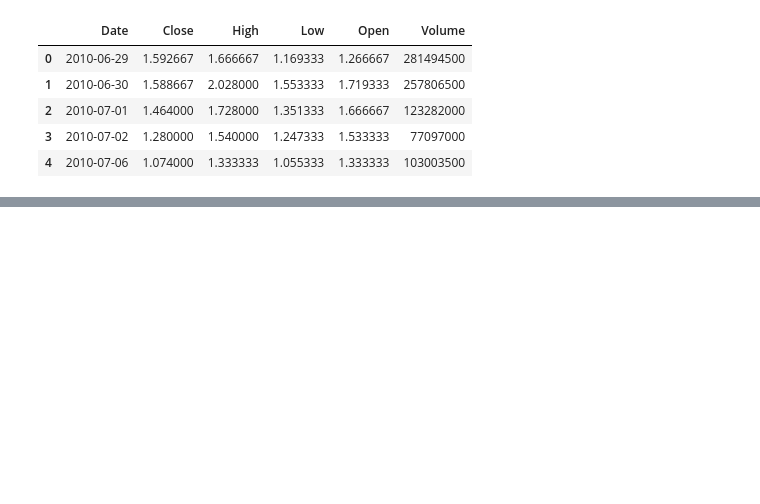
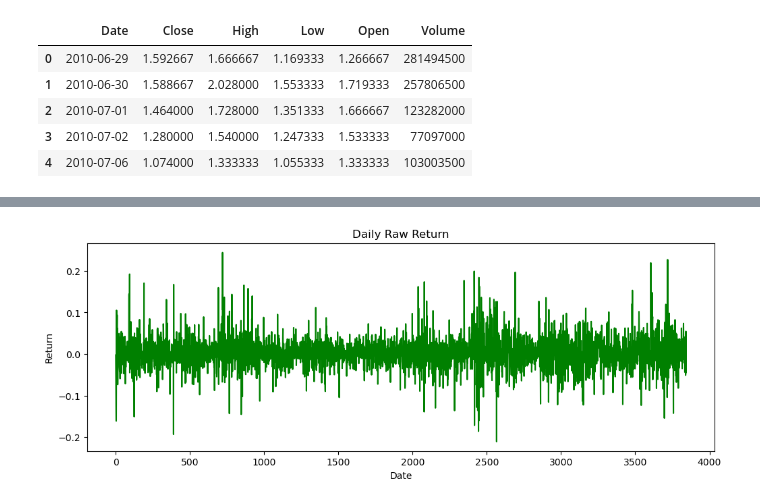
Before and after one commit to Thomasjiin/ML_Project, a Jupyter notebook: Tesla_stock_trend_prediction.ipynb, the cells around one changed output, grey strips where cells are left out. Saved outputs shown, nothing was run; the diff lists cells and outputs as text; code cells hidden in the pictures; blank space fills up the shorter version.

```diff
--- a/Tesla_stock_trend_prediction.ipynb
+++ b/Tesla_stock_trend_prediction.ipynb
@@ -120,0 +149,9 @@ plt.show()
+# %%
+plt.figure(figsize=(12,4))
+plt.plot(data["Return_1d"], color="green")
+plt.title("Daily Raw Return")
+plt.xlabel("Date")
+plt.ylabel("Return")
+plt.show()
+# %% [output]
+[figure, added]
```
Also changed, not shown: parts of 58 cells of this notebook.
